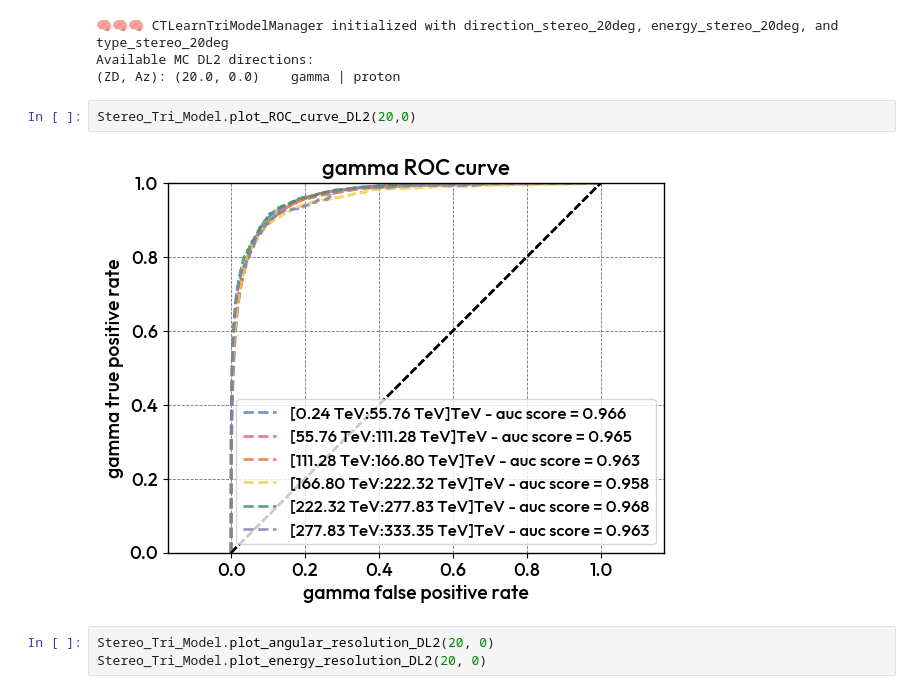
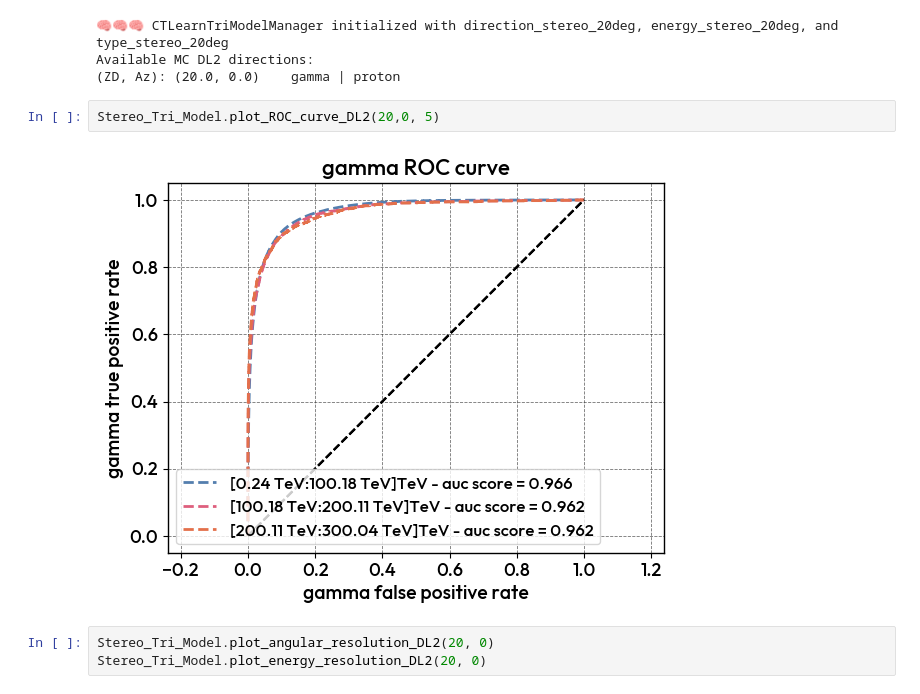
Before and after one commit to BastienLacave/CTLearn-Manager, a Jupyter notebook: notebooks/5_Check_DL2.ipynb, the cells around one changed output. Saved outputs shown, nothing was run; the diff lists cells and outputs as text.

Commit message:
Adjust energy bin calculation and plot limits for improved ROC curve visualization

```diff
--- a/notebooks/5_Check_DL2.ipynb
+++ b/notebooks/5_Check_DL2.ipynb
@@ -12,9 +12,9 @@ Stereo_Tri_Model = CTLearnTriModelManager(direction_model=direction_model, energ
 Available MC DL2 directions:
 (ZD, Az): (20.0, 0.0)    gamma | proton
 # %%
-Stereo_Tri_Model.plot_ROC_curve_DL2(20,0)
+Stereo_Tri_Model.plot_ROC_curve_DL2(20,0, 5)
 # %% [output]
-[figure, old version]
+[figure, new version]
 # %%
 Stereo_Tri_Model.plot_angular_resolution_DL2(20, 0)
 Stereo_Tri_Model.plot_energy_resolution_DL2(20, 0)
```
Also changed, not shown: 1 other file.
